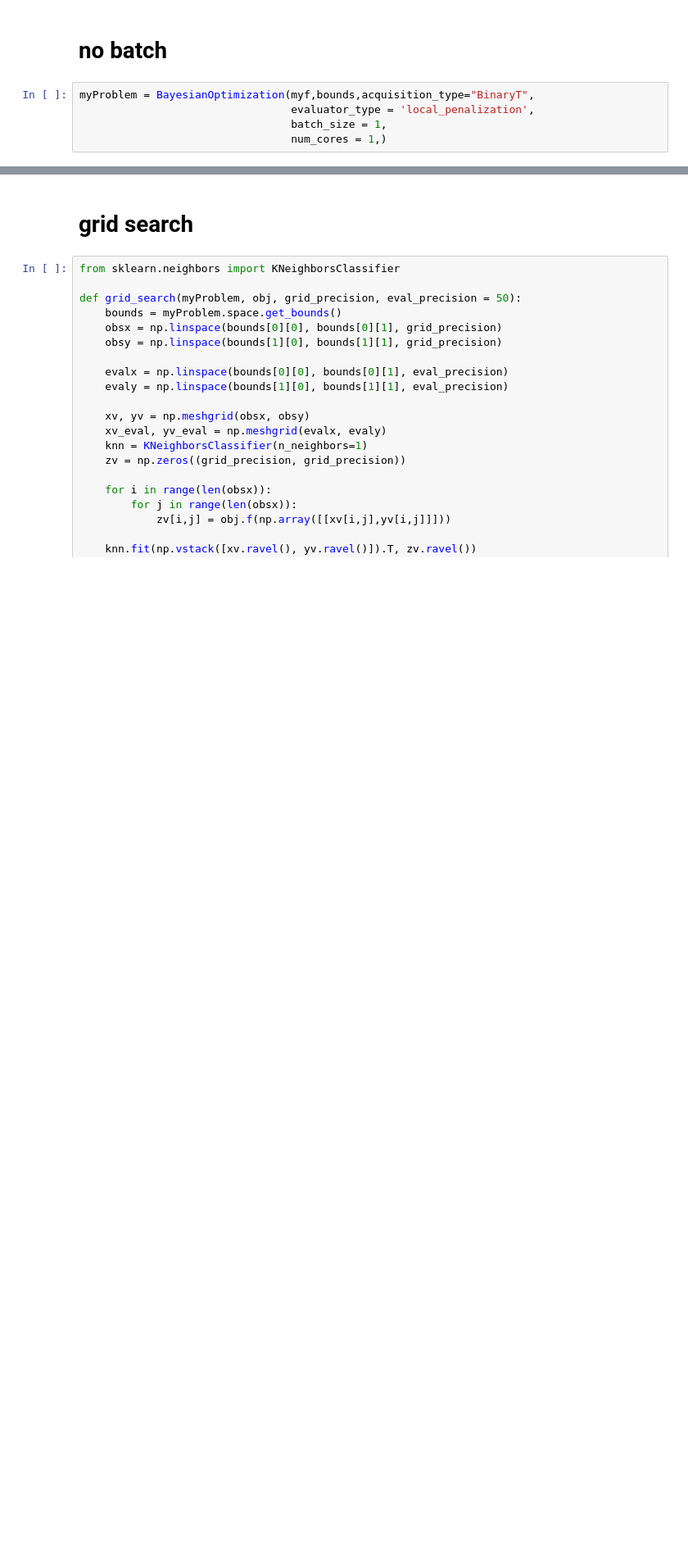
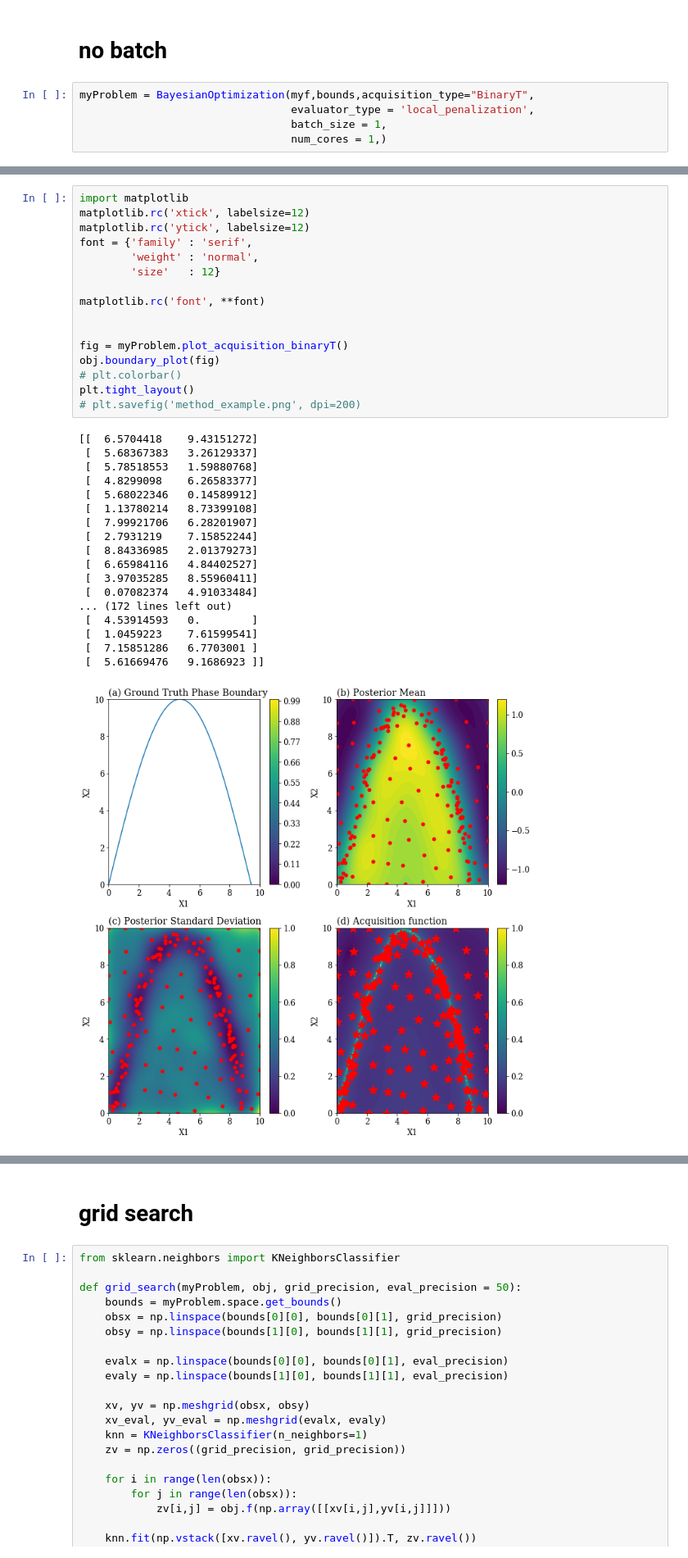
Before and after one commit to jdaaph/GPyOpt, a Jupyter notebook: 110917_DiuTest2DBatch.ipynb, the cells around one changed output, grey strips where cells are left out. Shown at 82% size. Cells and saved outputs as stored; diff of their text form; blank space fills up the shorter version.

```diff
--- a/110917_DiuTest2DBatch.ipynb
+++ b/110917_DiuTest2DBatch.ipynb
@@ -198,3 +180,38 @@ for i in tqdm(range(ITERATIONS)):
+# %%
+import matplotlib
+matplotlib.rc('xtick', labelsize=12)
+matplotlib.rc('ytick', labelsize=12)
+font = {'family' : 'serif',
+        'weight' : 'normal',
+        'size'   : 12}
+
+matplotlib.rc('font', **font)
+
+
+fig = myProblem.plot_acquisition_binaryT()
+obj.boundary_plot(fig)
+# plt.colorbar()
+plt.tight_layout()
+# plt.savefig('method_example.png', dpi=200)
+# %% [output]
+[[  6.5704418    9.43151272]
+ [  5.68367383   3.26129337]
+ [  5.78518553   1.59880768]
+ [  4.8299098    6.26583377]
+ [  5.68022346   0.14589912]
+ [  1.13780214   8.73399108]
+ [  7.99921706   6.28201907]
+ [  2.7931219    7.15852244]
+ [  8.84336985   2.01379273]
+ [  6.65984116   4.84402527]
+ [  3.97035285   8.55960411]
+ [  0.07082374   4.91033484]
+... (172 lines left out)
+ [  4.53914593   0.        ]
+ [  1.0459223    7.61599541]
+ [  7.15851286   6.7703001 ]
+ [  5.61669476   9.1686923 ]]
+[figure, added]
 # %%
 import pandas as pd
 pd.Series(mis_classify_lst).plot()
```
Also changed, not shown: parts of 14 cells of this notebook, 32 other files.
